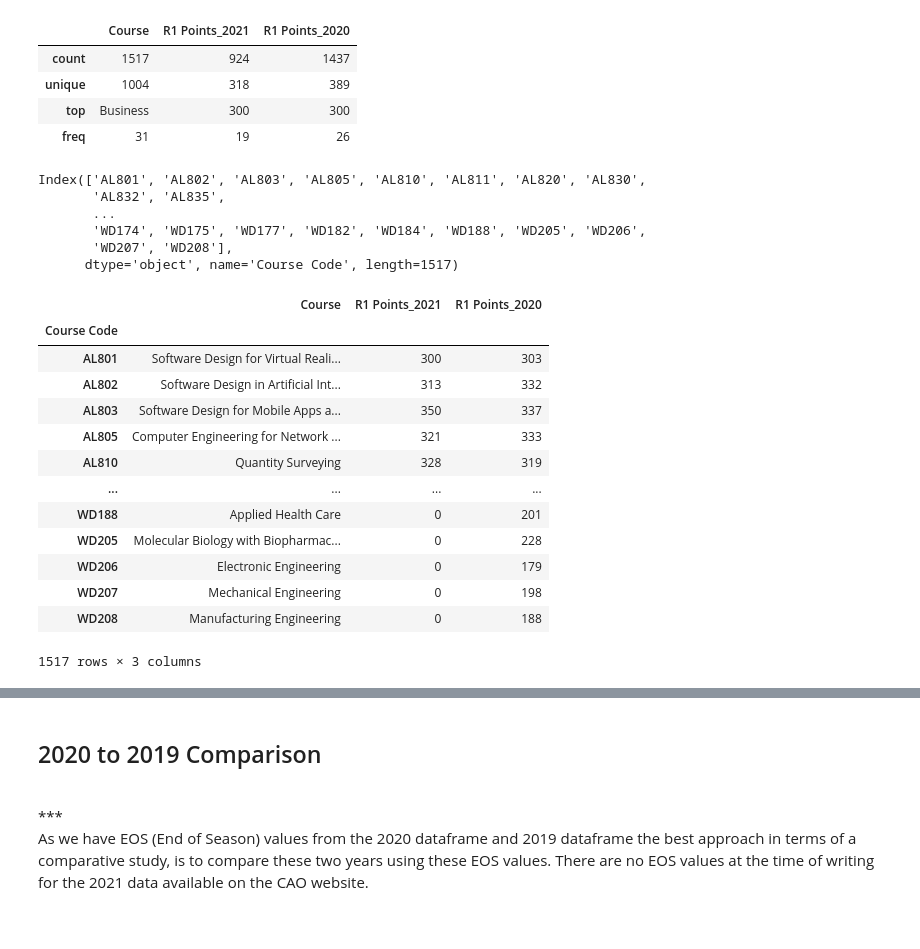
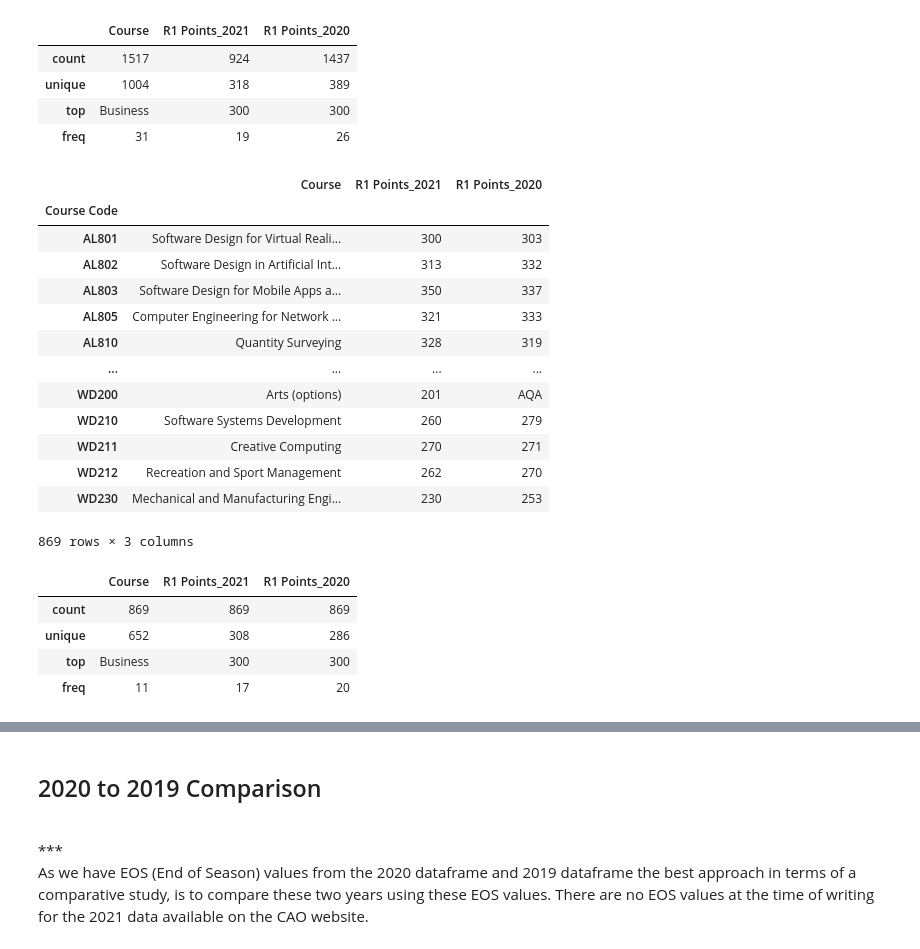
Before and after one commit to G00398275/FODA2021, a Jupyter notebook: cao.ipynb, the cells around one changed output, grey strips where cells are left out. Saved outputs shown, nothing was run; the diff lists cells and outputs as text; code cells hidden in the pictures.

```diff
--- a/cao.ipynb
+++ b/cao.ipynb
@@ -594,29 +594,33 @@ allcourses.describe()
 | top | Business | 300 | 300 |
 | freq | 31 | 19 | 26 |
 # %%
-allcourses.index
+# All courses with NaN values will be removed.
+# If there are no points values given on CAO website then it is
+# safe to assume that the course wasn't run and so cannot be subjected
+# to a points comparison analysis
+allcourses.dropna(inplace=True)
-# %% [output]
-Index(['AL801', 'AL802', 'AL803', 'AL805', 'AL810', 'AL811', 'AL820', 'AL830',
-       'AL832', 'AL835',
-       ...
-       'WD174', 'WD175', 'WD177', 'WD182', 'WD184', 'WD188', 'WD205', 'WD206',
-       'WD207', 'WD208'],
-      dtype='object', name='Course Code', length=1517)
+# %%
+allcourses
+# %% [output]
+|  | Course | R1 Points_2021 | R1 Points_2020 |
+| Course Code |  |  |  |
+| AL801 | Software Design for Virtual Reali... | 300 | 303 |
+| AL802 | Software Design in Artificial Int... | 313 | 332 |
+| AL803 | Software Design for Mobile Apps a... | 350 | 337 |
+| AL805 | Computer Engineering for Network ... | 321 | 333 |
+| AL810 | Quantity Surveying | 328 | 319 |
+| ... | ... | ... | ... |
+| WD200 | Arts (options) | 201 | AQA |
+| WD210 | Software Systems Development | 260 | 279 |
+| WD211 | Creative Computing | 270 | 271 |
+| WD212 | Recreation and Sport Management | 262 | 270 |
+| WD230 | Mechanical and Manufacturing Engi... | 230 | 253 |
+869 rows × 3 columns
 # %%
-allcourses.replace('AQA',0)
-allcourses.fillna(value=0)
+allcourses.describe()
 # %% [output]
 |  | Course | R1 Points_2021 | R1 Points_2020 |
-| Course Code |  |  |  |
-| AL801 | Software Design for Virtual Reali... | 300 | 303 |
-| AL802 | Software Design in Artificial Int... | 313 | 332 |
-| AL803 | Software Design for Mobile Apps a... | 350 | 337 |
-| AL805 | Computer Engineering for Network ... | 321 | 333 |
-| AL810 | Quantity Surveying | 328 | 319 |
-| ... | ... | ... | ... |
-| WD188 | Applied Health Care | 0 | 201 |
-| WD205 | Molecular Biology with Biopharmac... | 0 | 228 |
-| WD206 | Electronic Engineering | 0 | 179 |
-| WD207 | Mechanical Engineering | 0 | 198 |
-| WD208 | Manufacturing Engineering | 0 | 188 |
+| count | 869 | 869 | 869 |
+| unique | 652 | 308 | 286 |
+| top | Business | 300 | 300 |
+| freq | 11 | 17 | 20 |
-1517 rows × 3 columns
```
Also changed, not shown: parts of 21 cells of this notebook, 5 other files.
